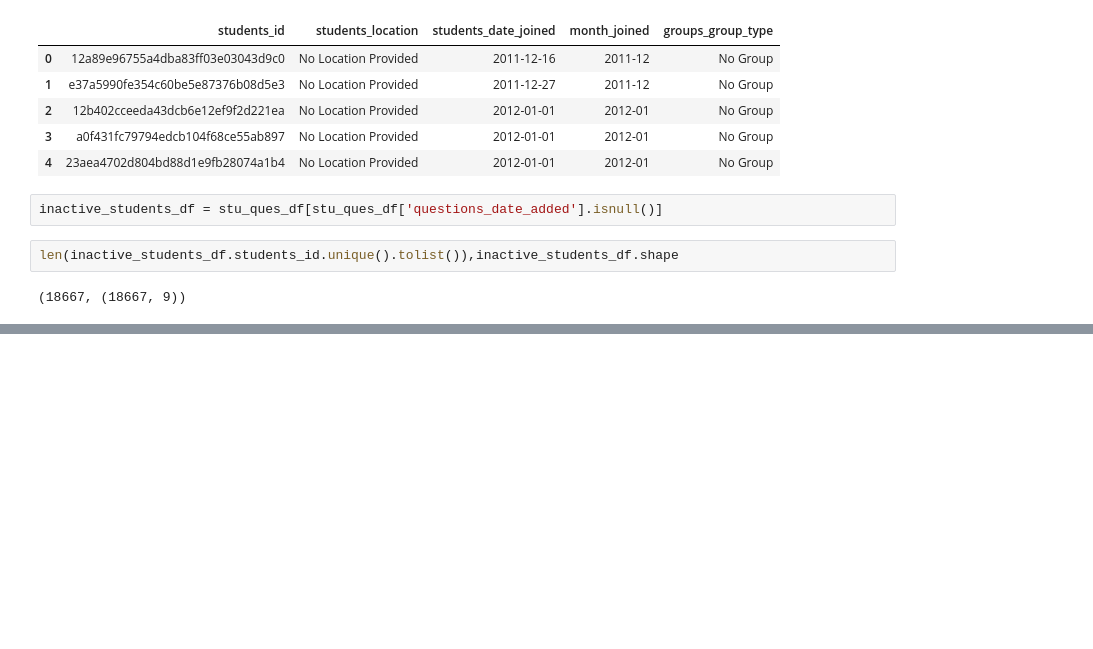
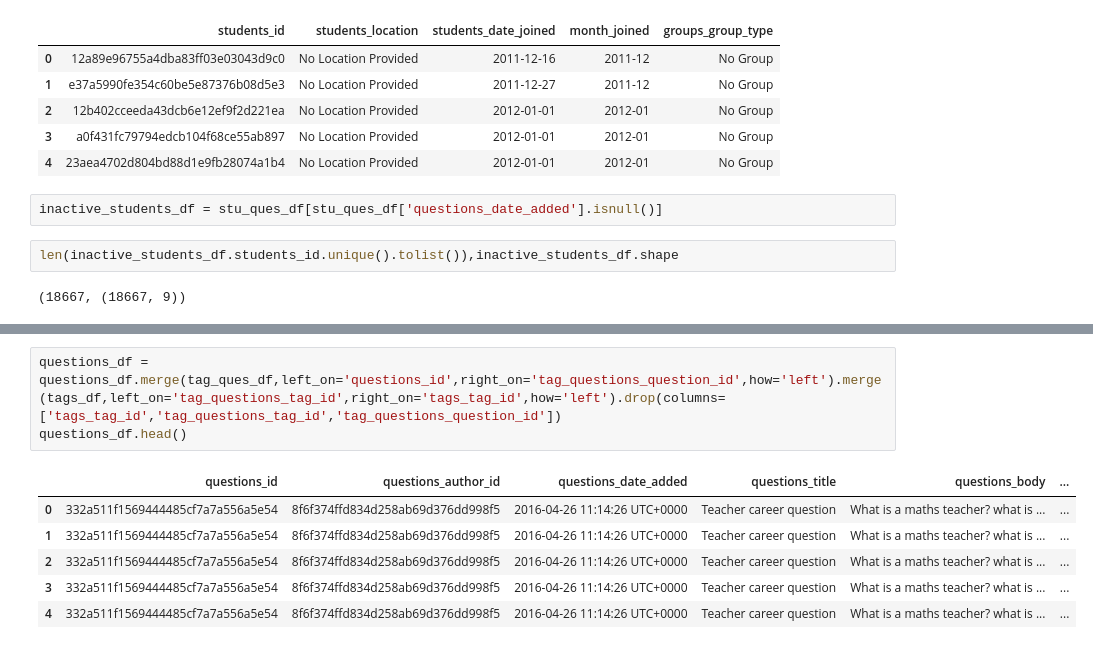
Before and after one commit to AKhileshPothuri/CareerVillage_Project, a Jupyter notebook: Exploratory_Data_Analysis_Draft1.ipynb, the cells around one changed output, grey strips where cells are left out. Cells and saved outputs as stored; diff of their text form; blank space fills up the shorter version.

```diff
--- a/Exploratory_Data_Analysis_Draft1.ipynb
+++ b/Exploratory_Data_Analysis_Draft1.ipynb
@@ -758,0 +782,10 @@ student_prof = [i for i in students_df.students_id if i in prof_df.professionals
+# %%
+questions_df = questions_df.merge(tag_ques_df,left_on='questions_id',right_on='tag_questions_question_id',how='left').merge(tags_df,left_on='tag_questions_tag_id',right_on='tags_tag_id',how='left').drop(columns=['tags_tag_id','tag_questions_tag_id','tag_questions_question_id'])
+questions_df.head()
+# %% [output]
+|  | questions_id | questions_author_id | questions_date_added | questions_title | questions_body | ... |
+| 0 | 332a511f1569444485cf7a7a556a5e54 | 8f6f374ffd834d258ab69d376dd998f5 | 2016-04-26 11:14:26 UTC+0000 | Teacher career question | What is a maths teacher? what is ... | ... |
+| 1 | 332a511f1569444485cf7a7a556a5e54 | 8f6f374ffd834d258ab69d376dd998f5 | 2016-04-26 11:14:26 UTC+0000 | Teacher career question | What is a maths teacher? what is ... | ... |
+| 2 | 332a511f1569444485cf7a7a556a5e54 | 8f6f374ffd834d258ab69d376dd998f5 | 2016-04-26 11:14:26 UTC+0000 | Teacher career question | What is a maths teacher? what is ... | ... |
+| 3 | 332a511f1569444485cf7a7a556a5e54 | 8f6f374ffd834d258ab69d376dd998f5 | 2016-04-26 11:14:26 UTC+0000 | Teacher career question | What is a maths teacher? what is ... | ... |
+| 4 | 332a511f1569444485cf7a7a556a5e54 | 8f6f374ffd834d258ab69d376dd998f5 | 2016-04-26 11:14:26 UTC+0000 | Teacher career question | What is a maths teacher? what is ... | ... |
```
Also changed, not shown: parts of 27 cells of this notebook.
